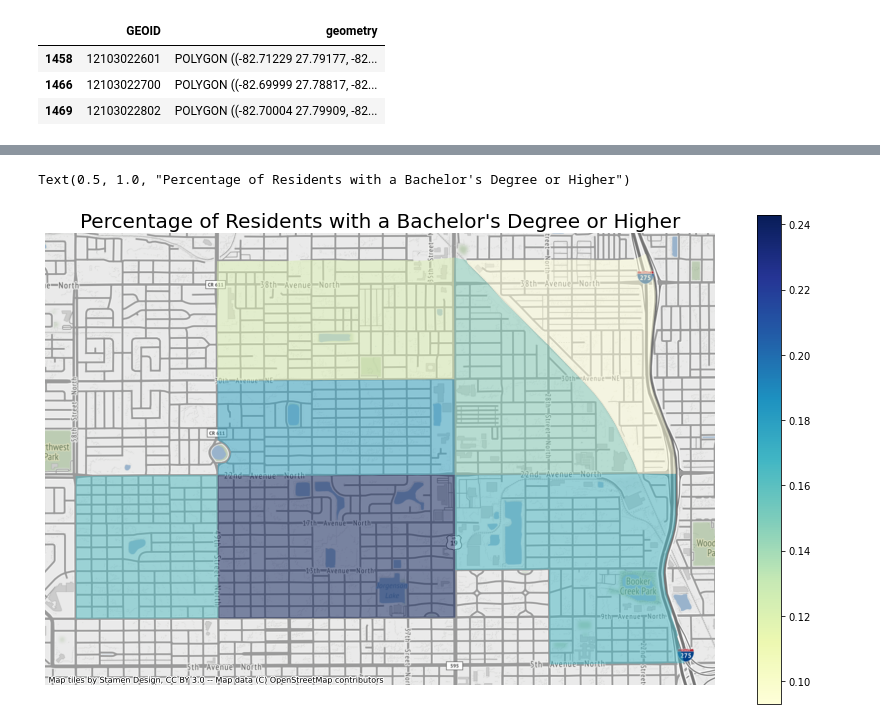
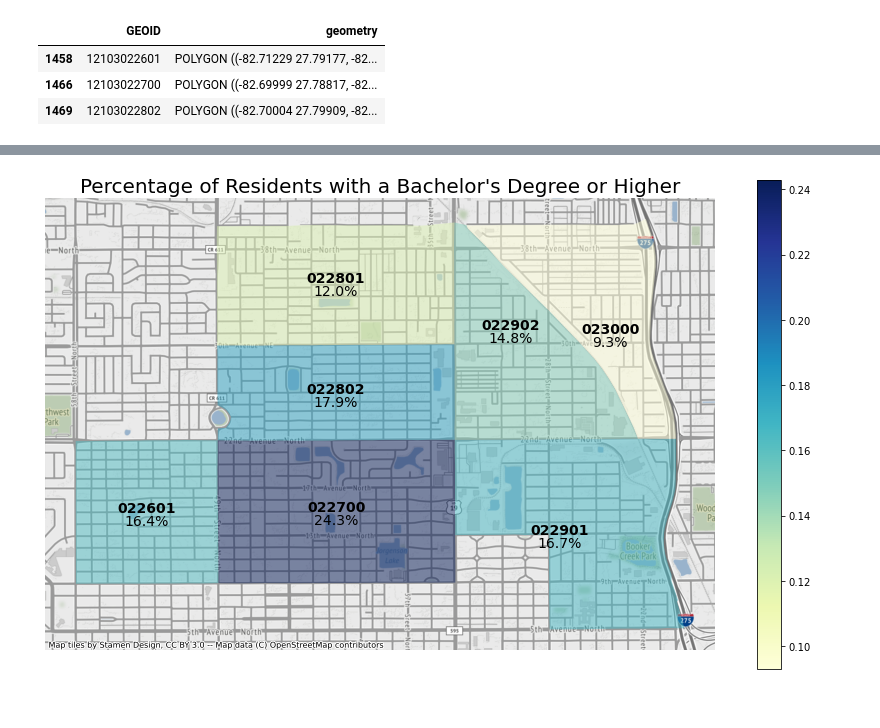
Before and after one commit to james-trimarco/district_8_demographics, a Jupyter notebook: District_8_demographics.ipynb, the cells around one changed output, grey strips where cells are left out. Drawn from its saved outputs; the diff is of its cells as text; code cells hidden in the pictures.

```diff
--- a/District_8_demographics.ipynb
+++ b/District_8_demographics.ipynb
@@ -171,8 +172,14 @@ gdf[cond_dist_8].head(3)
 | 1466 | 12103022700 | POLYGON ((-82.69999 27.78817, -82... |
 | 1469 | 12103022802 | POLYGON ((-82.70004 27.79909, -82... |
 # %%
-merged = gdf.merge(district_8, on='GEOID').set_index("GEOID")
+merged = gdf.merge(district_8, on="GEOID").set_index("GEOID")
 merged = merged.to_crs(epsg=3857)
+
+merged["coords"] = merged["geometry"].apply(
+    lambda x: x.representative_point().coords[:]
+)
+merged["coords"] = [coords[0] for coords in merged["coords"]]
+
 merged.head(3)
 # %% [output]
 |  | geometry | index | B25001_001E | B01002_001E | B25001_001M | B02001_001E | B02001_002E | B02001_003E | ... |
@@ -184,18 +191,43 @@ merged.head(3)
 # %%
-ax = merged.dropna().plot(
+def plot_tracts(column, title, df=merged):
+    ax = df.dropna().plot(
+        column=column,
+        cmap="YlGnBu",
+        figsize=(15, 9),
+        alpha=0.5,
+        k=3,
+        legend=True,
+    )
+
+    for idx, row in df.iterrows():
+        plt.text(
+            s=row["tract"],
+            x=row["coords"][0],
+            y=row["coords"][1],
+            horizontalalignment="center",
+            fontsize=14,
+            fontweight='bold'
+        )
+        plt.text(
+            s=f"{round(row[column] * 100, 3)}%",
+            x=row["coords"][0],
+            y=row["coords"][1] - 125,
+            horizontalalignment="center",
+            fontsize=14
+        )
+
+    ctx.add_basemap(ax)
+
+    ax.axis("off")
+    _ = ax.set_title(
+        title,
+        fontdict={"fontsize": "20", "fontweight": "4"},
+    )
+
+
+plot_tracts(
     column="percent_college",
-    cmap="YlGnBu",
-    figsize=(15, 9),
-    alpha=0.5,
-    k=3,
-    legend=True,
+    title="Percentage of Residents with a Bachelor's Degree or Higher",
 )
-ctx.add_basemap(ax)
-ax.axis("off")
-ax.set_title(
-    "Percentage of Residents with a Bachelor's Degree or Higher",
-    fontdict={"fontsize": "20", "fontweight": "4"},
-)
 # %% [output]
-Text(0.5, 1.0, "Percentage of Residents with a Bachelor's Degree or Higher")
-[figure, old version]
+[figure, new version]
```
Also changed, not shown: parts of 12 cells of this notebook, 1 other file.
